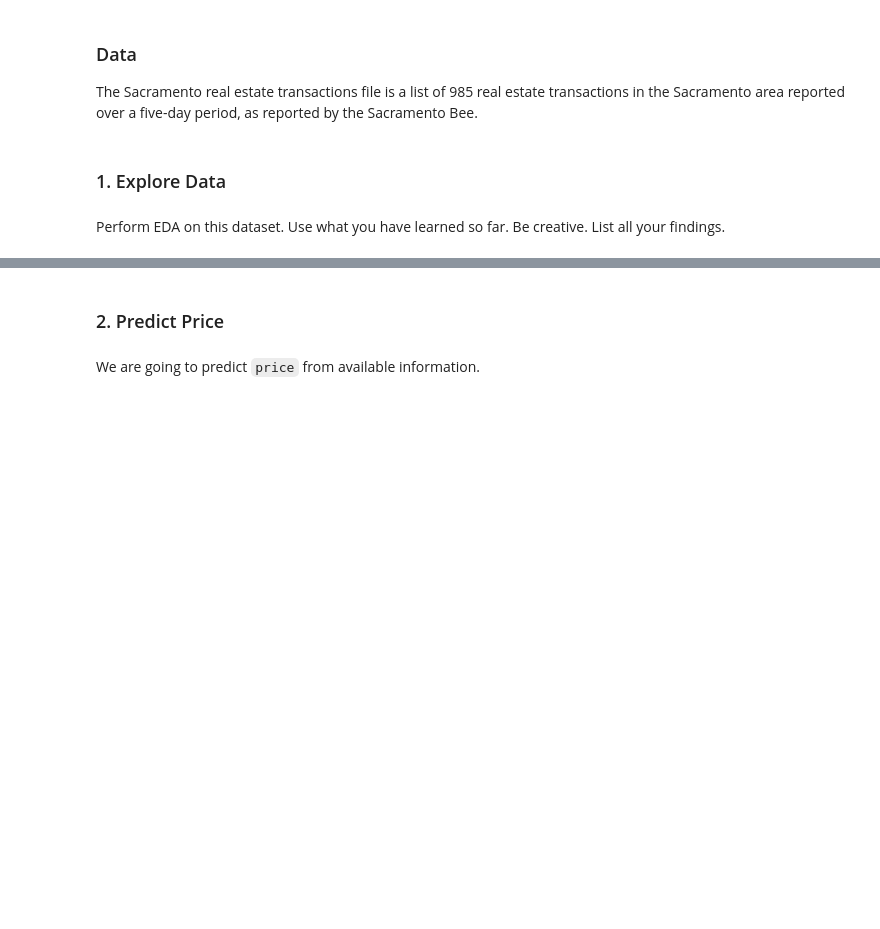
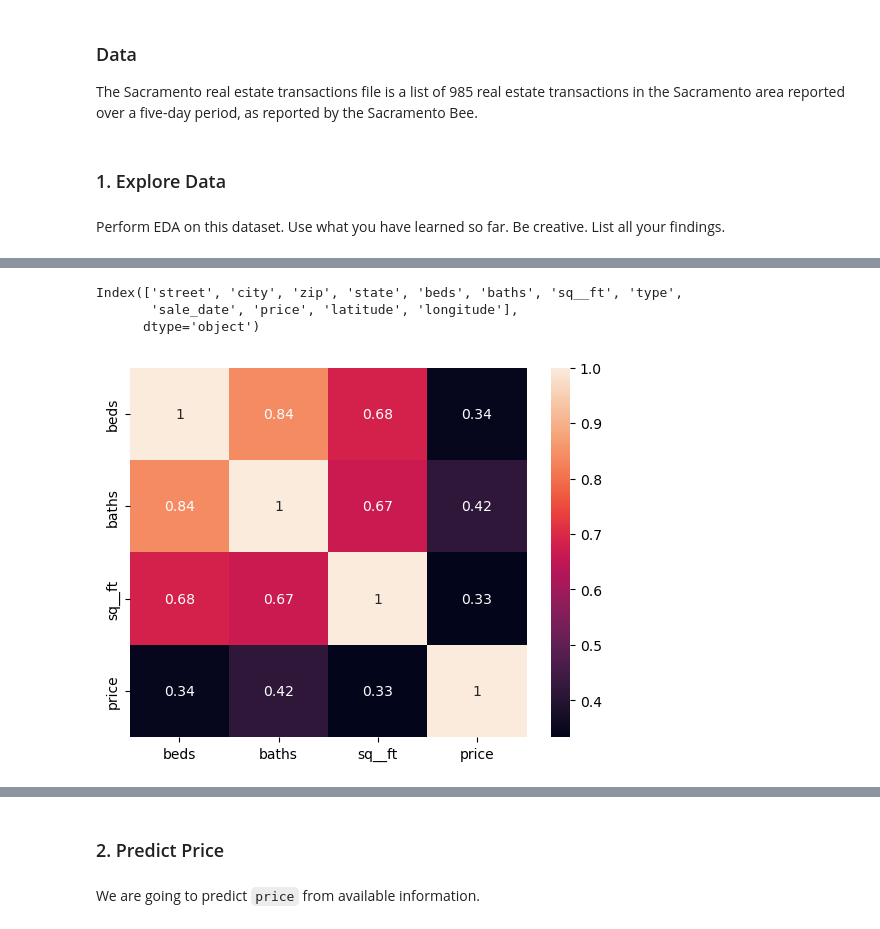
Before and after one commit to Posheffy/IODSN, a Jupyter notebook: IOD_Lab 4.1.1.ipynb, the cells around one changed output, grey strips where cells are left out. Saved outputs shown, nothing was run; the diff lists cells and outputs as text; code cells hidden in the pictures; blank space fills up the shorter version.

```diff
--- a/IOD_Lab 4.1.1.ipynb
+++ b/IOD_Lab 4.1.1.ipynb
@@ -25,0 +202,17 @@ house_csv = "../../data/Sacramento_transactions.csv"
+# %%
+# List of columns headers
+df.columns
+# %% [output]
+Index(['street', 'city', 'zip', 'state', 'beds', 'baths', 'sq__ft', 'type',
+       'sale_date', 'price', 'latitude', 'longitude'],
+      dtype='object')
+# %%
+# Correlation matrix
+numeric_columns = ['beds', 'baths', 'sq__ft', 'price']
+corr = df[numeric_columns].corr()
+
+# Heatmap showing correlation
+sns.heatmap(corr, annot=True)
+plt.show()
+# %% [output]
+[figure, added]
```
Also changed, not shown: parts of 74 cells of this notebook, 4 other files.
